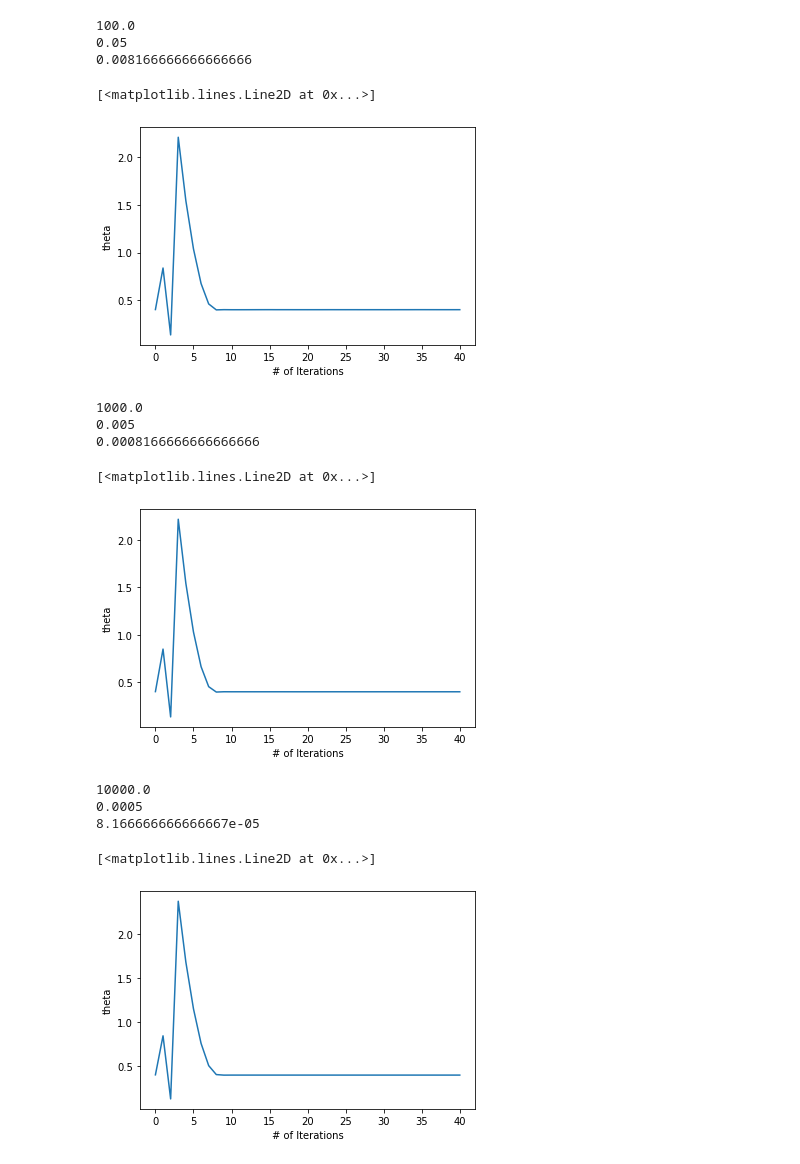
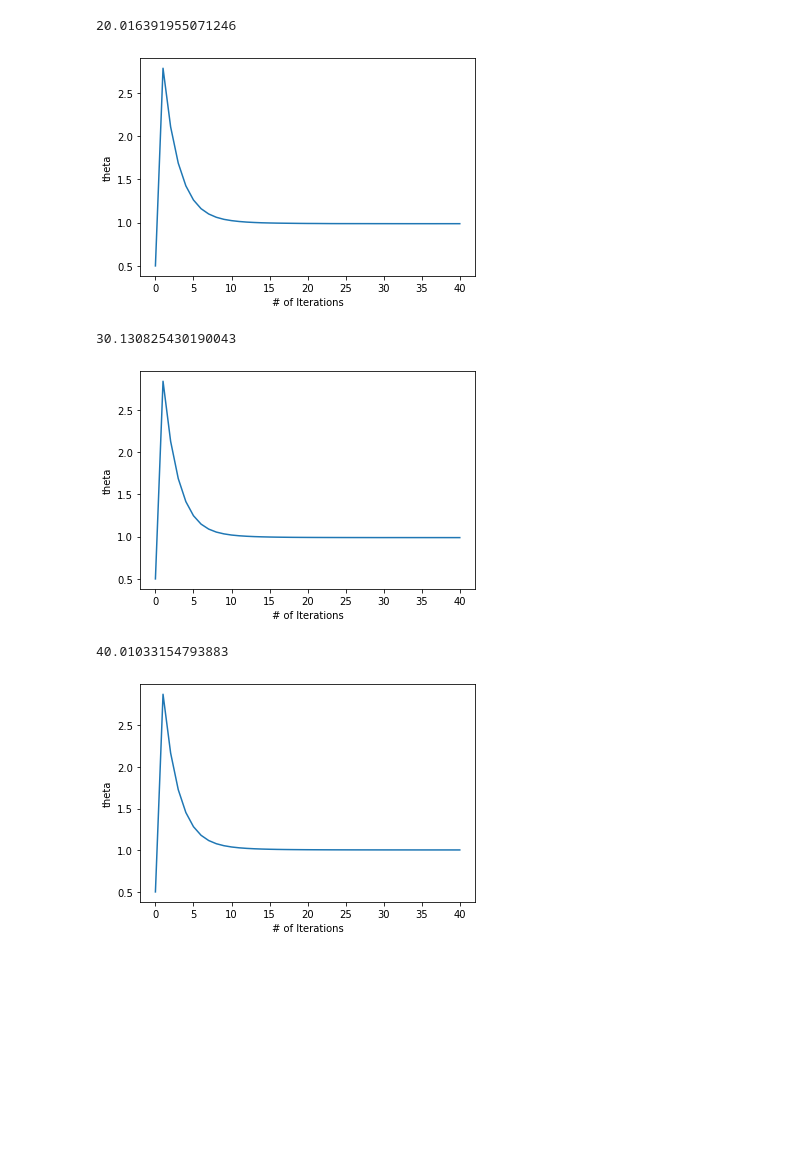
Before and after one commit to ArnaudYoh/MSTO, a Jupyter notebook: Project/experiment.ipynb, the cells around one changed output. Cells and saved outputs as stored; diff of their text form; code cells hidden in the pictures; blank space fills up the shorter version.

Commit message:
Added figures and minor corrections to the data generation

```diff
--- a/Project/experiment.ipynb
+++ b/Project/experiment.ipynb
@@ -48,8 +49,10 @@ def sapg_scalar_homogeneous(theta_0, X, nabla_f, N):
         thetas.append(theta)
     return np.mean(thetas), thetas
 # %%
-def generate_data():
-    x = np.random.laplace(size=(dim_X, dim_X))
+def generate_data(scale):
+    x_0 = np.random.laplace(size=(dim_X, dim_X))
+    x = x_0 + np.random.normal(size=(dim_X, dim_X), scale=scale)
+    print(10 * np.log(np.linalg.norm(x.reshape(-1)) / np.linalg.norm(x.reshape(-1) - x_0.reshape(-1))))
     coeffs = pywt.array_to_coeffs(x, slices, output_format='wavedec2')
     y = pywt.waverec2(coeffs, 'haar')
 
@@ -60,80 +63,68 @@ beta = 0.8
 dim_Y = 256
 dim_X = 256
 d = dim_Y**2
-theta_0 = 0.4
+theta_0 = 0.5
 
 # Get the slices
 dummy_coeff = pywt.wavedec2(np.ones((dim_Y ,dim_Y)), 'haar', level=4)
 _, slices = pywt.coeffs_to_array(dummy_coeff)
 # %%
-# Define Params for the Algorithm
-sigma_2 = 0.01 #SNR = 20 -> sigma_2 = 0.01
+# Define Parameters for the Algorithm
+sigma_2 = 0.0375 #SNR = 20 -> sigma_2 is approx 0.0375
 L_y = 1/sigma_2
 lambd = min(5 * 1/L_y, 2.0)
 gamma = 0.98 /(L_y + 1/lambd)
-print(L_y)
-print(lambd)
-print(gamma)
-# %% [output]
-100.0
-0.05
-0.008166666666666666
+# %%
+_, y = generate_data(np.sqrt(sigma_2))
+# %% [output]
+20.016391955071246
 # %%
-_, y = generate_data()
 nabla_f = get_nabla_f(sigma_2, y)
 X_0 = np.zeros((dim_X, dim_X))
 avg_theta, thetas = sapg_scalar_homogeneous(theta_0, X_0, nabla_f, N)
 plt.ylabel("theta")
 plt.xlabel("# of Iterations")
 plt.plot(thetas)
+plt.savefig("SNR20.pdf")
 # %% [output]
-[<matplotlib.lines.Line2D at 0x...>]
-[figure, old version]
+[figure, new version]
 # %%
 # Define Params for the Algorithm
-sigma_2 = 0.001 #SNR = 30 -> sigma_2 = 0.001
+sigma_2 = 0.00495 #SNR = 30 -> sigma_2 = 0.00495
 L_y = 1/sigma_2
 lambd = min(5 * 1/L_y, 2.0) # currently L_y=5
 gamma = 0.98 /(L_y + 1/lambd)
-print(L_y)
-print(lambd)
-print(gamma)
-# %% [output]
-1000.0
-0.005
-0.0008166666666666666
+# %%
+_, y = generate_data(np.sqrt(sigma_2))
+# %% [output]
+30.130825430190043
 # %%
-_, y = generate_data()
 nabla_f = get_nabla_f(sigma_2, y)
 X_0 = np.zeros((dim_X, dim_X))
 avg_theta, thetas = sapg_scalar_homogeneous(theta_0, X_0, nabla_f, N)
 plt.ylabel("theta")
 plt.xlabel("# of Iterations")
 plt.plot(thetas)
+plt.savefig("SNR30.pdf")
 # %% [output]
-[<matplotlib.lines.Line2D at 0x...>]
-[figure, old version]
+[figure, new version]
 # %%
 # Define Params for the Algorithm
-sigma_2 = 0.0001 #SNR = 40 -> sigma_2 = 0.0001
+sigma_2 = 0.00067 #SNR = 40 -> sigma_2 = 0.00067
 L_y = 1/sigma_2
 lambd = min(5 * 1/L_y, 2.0) # currently L_y=5
 gamma = 0.98 /(L_y + 1/lambd)
-print(L_y)
-print(lambd)
-print(gamma)
-# %% [output]
-10000.0
-0.0005
-8.166666666666667e-05
+# %%
+_, y = generate_data(np.sqrt(sigma_2))
+# %% [output]
+40.01033154793883
 # %%
-_, y = generate_data()
 nabla_f = get_nabla_f(sigma_2, y)
 X_0 = np.zeros((dim_X, dim_X))
 avg_theta, thetas = sapg_scalar_homogeneous(theta_0, X_0, nabla_f, N)
 plt.ylabel("theta")
 plt.xlabel("# of Iterations")
 plt.plot(thetas)
+plt.savefig("SNR40.pdf")
 # %% [output]
-[<matplotlib.lines.Line2D at 0x...>]
-[figure, old version]
+[figure, new version]
```
Also changed, not shown: parts of 2 cells of this notebook, 3 other files.
